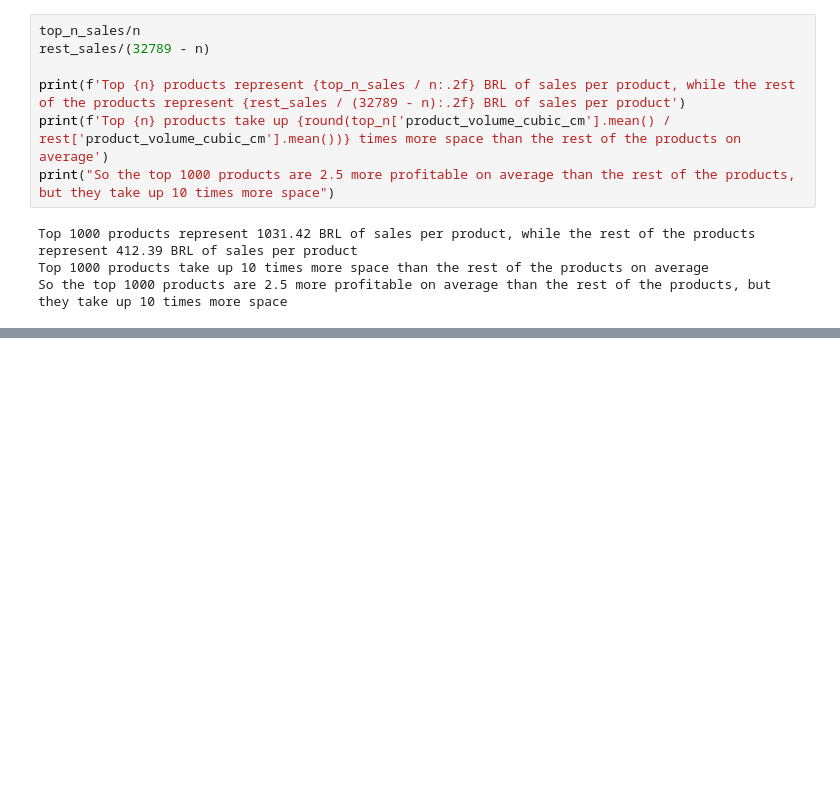
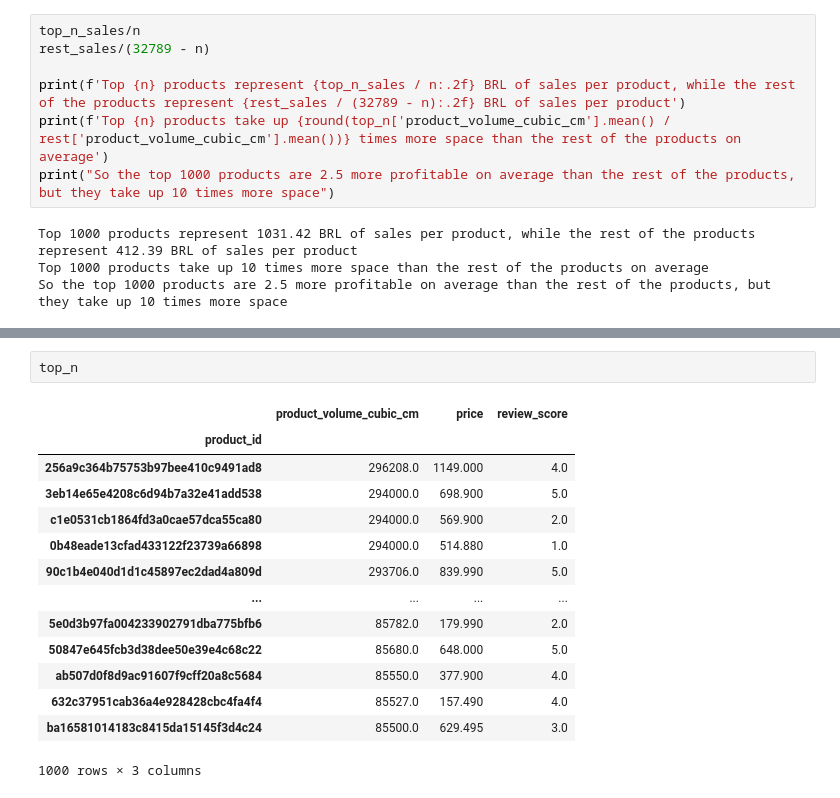
Before and after one commit to Aucorre/projet_filrouge_M1, a Jupyter notebook: Liste_recommendatinos.ipynb, the cells around one changed output, grey strips where cells are left out. Drawn from its saved outputs; the diff is of its cells as text; blank space fills up the shorter version.

```diff
--- a/Liste_recommendatinos.ipynb
+++ b/Liste_recommendatinos.ipynb
@@ -277,0 +236,17 @@ top_10
+# %%
+top_n
+# %% [output]
+|  | product_volume_cubic_cm | price | review_score |
+| product_id |  |  |  |
+| 256a9c364b75753b97bee410c9491ad8 | 296208.0 | 1149.000 | 4.0 |
+| 3eb14e65e4208c6d94b7a32e41add538 | 294000.0 | 698.900 | 5.0 |
+| c1e0531cb1864fd3a0cae57dca55ca80 | 294000.0 | 569.900 | 2.0 |
+| 0b48eade13cfad433122f23739a66898 | 294000.0 | 514.880 | 1.0 |
+| 90c1b4e040d1d1c45897ec2dad4a809d | 293706.0 | 839.990 | 5.0 |
+| ... | ... | ... | ... |
+| 5e0d3b97fa004233902791dba775bfb6 | 85782.0 | 179.990 | 2.0 |
+| 50847e645fcb3d38dee50e39e4c68c22 | 85680.0 | 648.000 | 5.0 |
+| ab507d0f8d9ac91607f9cff20a8c5684 | 85550.0 | 377.900 | 4.0 |
+| 632c37951cab36a4e928428cbc4fa4f4 | 85527.0 | 157.490 | 4.0 |
+| ba16581014183c8415da15145f3d4c24 | 85500.0 | 629.495 | 3.0 |
+1000 rows × 3 columns
```
Also changed, not shown: parts of 7 cells of this notebook.
